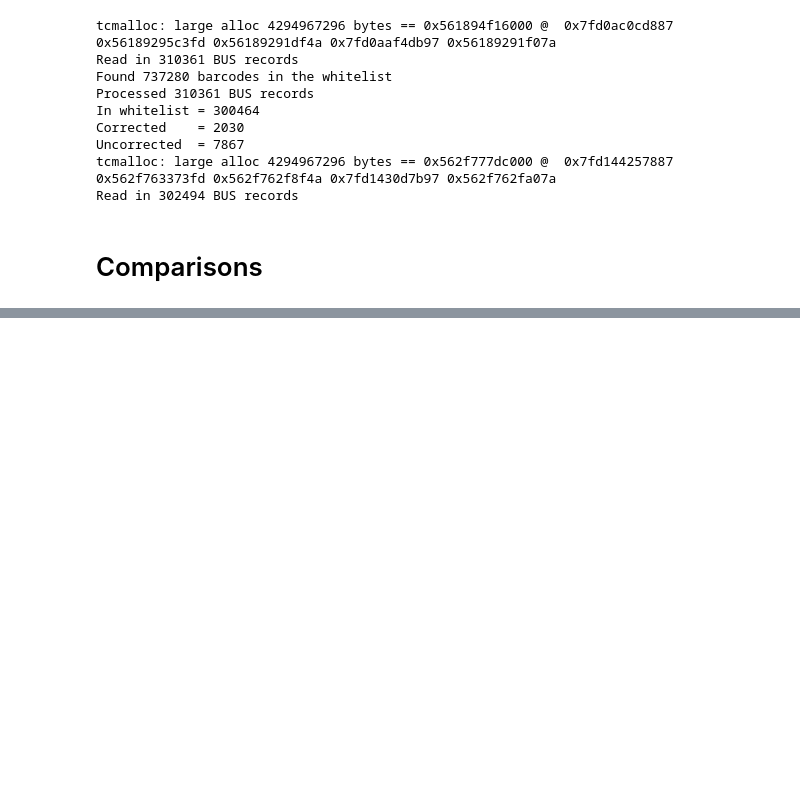
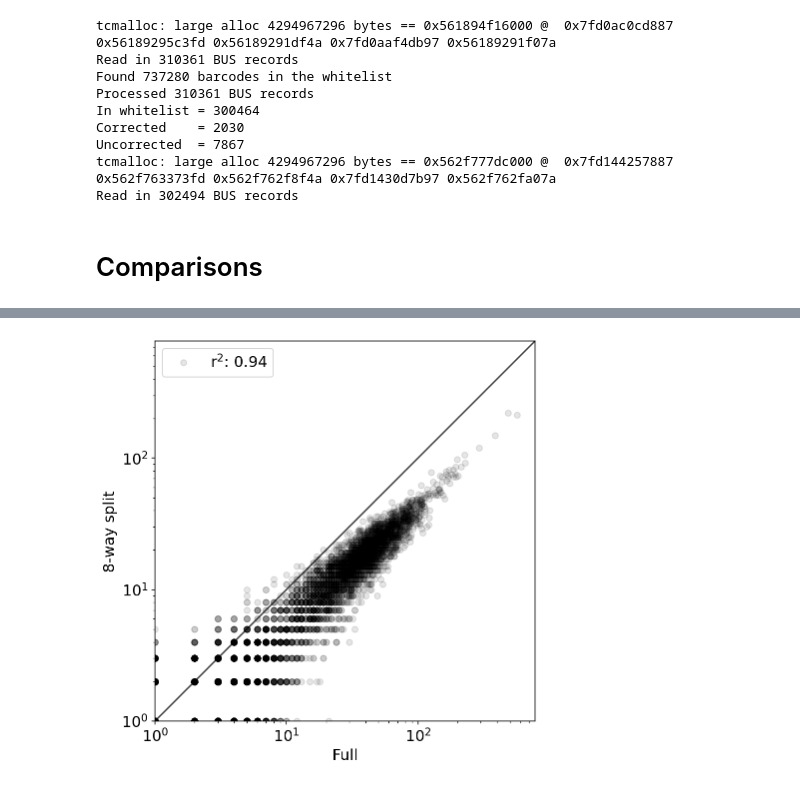
Before and after one commit to pachterlab/MBGBLHGP_2019, a Jupyter notebook: notebooks/merge/bustools_mash_merge.ipynb, the cells around one changed output, grey strips where cells are left out. Saved outputs shown, nothing was run; the diff lists cells and outputs as text; code cells hidden in the pictures; blank space fills up the shorter version.

```diff
--- a/notebooks/merge/bustools_mash_merge.ipynb
+++ b/notebooks/merge/bustools_mash_merge.ipynb
@@ -231,0 +289,9 @@ Read in 302494 BUS records
+# %%
+# match the matrices
+common_genes = np.intersect1d(full.var.index.values, split.var.index.values)
+full = full[:,common_genes]
+split = split[:,common_genes]
+# %%
+common_bcs = np.intersect1d(full.obs.index.values, split.obs.index.values)
+full = full[common_bcs]
+split = split[common_bcs]
@@ -231,0 +308,8 @@ Read in 302494 BUS records
+# %%
+# mask out genes with zero counts
+full_gene_mask = full.X.sum(axis=0)>0
+split_gene_mask = split.X.sum(axis=0)>0
+common_genes_mask = nd(np.logical_and(full_gene_mask,split_gene_mask))
+
+full = full[:,common_genes_mask]
+split = split[:,common_genes_mask]
@@ -231,0 +363,28 @@ Read in 302494 BUS records
+# %%
+# each dot is a cell
+data = (nd(full.X.sum(axis=1)), nd(split.X.sum(axis=1)))
+r, p = stats.pearsonr(*data)
+# %%
+%%time
+fig, ax = plt.subplots(figsize=(7,7))
+
+x = data[0]
+y = data[1]
+
+ax.plot(x, y, 'o', alpha=0.1, color="k", label=f"r$^2$: {r**2:,.2f}")
+
+kwd = {
+    "xscale": 'log',
+    "yscale": "log",
+    "xlabel": "Full",
+    "ylabel": "8-way split",
+    "xlim": (1),
+    "ylim": (1)
+}
+ax.set(**kwd)
+yex(ax)
+
+ax.legend()
+
+fig.show()
+# %% [output]
@@ -231,0 +393 @@ Read in 302494 BUS records
+[figure, added]
```
Also changed, not shown: parts of 11 cells of this notebook.
